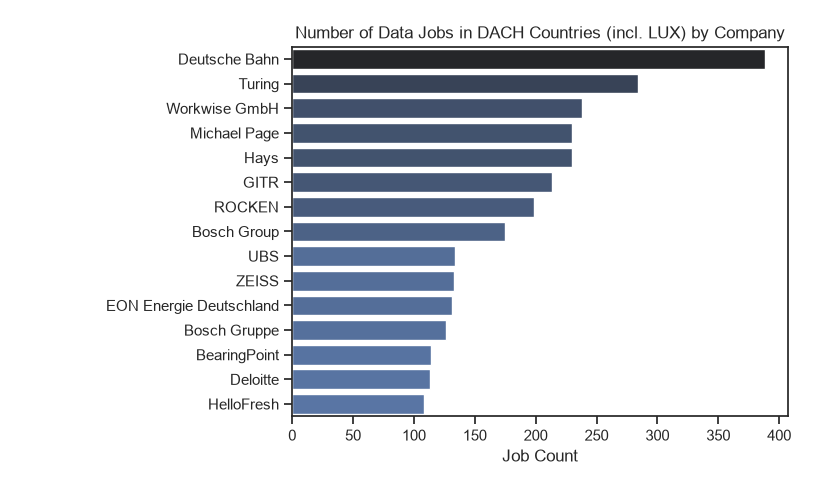
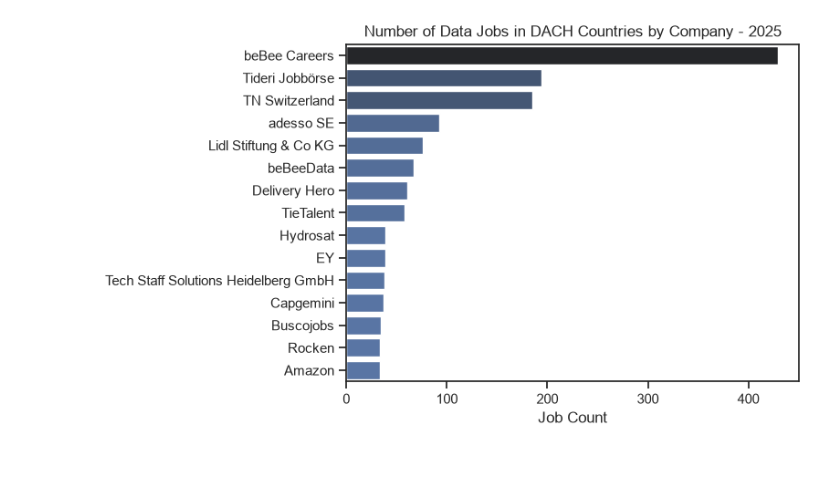
Before and after one commit to fallerdavid98-ai/Data_Analysis_Project, a Jupyter notebook: 3_Project/1_EDA_Intro.ipynb, the cells around one changed output. Cells and saved outputs as stored; diff of their text form; code cells hidden in the pictures; blank space fills up the shorter version.

```diff
--- a/3_Project/1_EDA_Intro.ipynb
+++ b/3_Project/1_EDA_Intro.ipynb
@@ -19,12 +19,19 @@ Warning: You are sending unauthenticated requests to the HF Hub. Please set a HF
+# %%
+#Set Year Filter
+
+df_2025 = df[df["job_posted_date"].dt.year==2025]
 # %%
 #DACH data frame
 
 DACH_countries = ["Germany","Austria","Switzerland","Luxembourg"]
 
-df_DACH = df[df["job_country"].isin(DACH_countries)].copy()
+df_DACH = df_2025[df_2025["job_country"].isin(DACH_countries)].copy()
 # %%
 #Top 15 Job Locations in DACH countries (incl. Luxembourg) by number of data job offerings
 
+#Setting both Frankfurt and Frankfurt am Main to "Frankfurt a. M."
+df_DACH.loc[df_DACH["job_location"].str.contains("Frankfurt", na=False, regex=False), "job_location"] = "Frankfurt a. M., Germany"
+
 df_DACH_plot = df_DACH.groupby("job_location").size().sort_values(ascending=False).head(15).to_frame(name="count")
 # %%
 fig, ax = plt.subplots()
@@ -62,21 +70,22 @@ plt.show()
 # %%
 #Top 15 companies in DACH countries (incl. Luxembourg) by data job offerings
 
-#Setting both Deutsche Bahn and Deutsche Bahn AG to "Deutsche Bahn"
+#Setting both Deutsche Bahn and Deutsche Bahn AG to "Deutsche Bahn" + Setting all mentions of Rocken to "Rocken"
 df_DACH.loc[df_DACH["company_name"].str.contains("Deutsche Bahn", na=False, regex=False), "company_name"] = "Deutsche Bahn"
+df_DACH.loc[df_DACH["company_name"].str.contains("Rocken", na=False, regex=False), "company_name"] = "Rocken"
 
 df_DACH_plot2 = df_DACH.groupby("company_name").size().sort_values(ascending=False).head(15).to_frame(name="count")
 # %%
 fig, ax = plt.subplots()
 
 sns.set_theme(style="ticks")
 sns.barplot(data=df_DACH_plot2,x="count",y="company_name",hue="count",palette="dark:b_r",legend=False)
 
 #sns.despine()
-plt.title("Number of Data Jobs in DACH Countries (incl. LUX) by Company")
+plt.title("Number of Data Jobs in DACH Countries by Company - 2025")
 plt.xlabel("Job Count")
 plt.ylabel("")
 ax.xaxis.set_major_formatter(StrMethodFormatter("{x:,.0f}"))
 plt.show()
 # %% [output]
-[figure, old version]
+[figure, new version]
```
Also changed, not shown: parts of 3 cells of this notebook, 13 other files.
